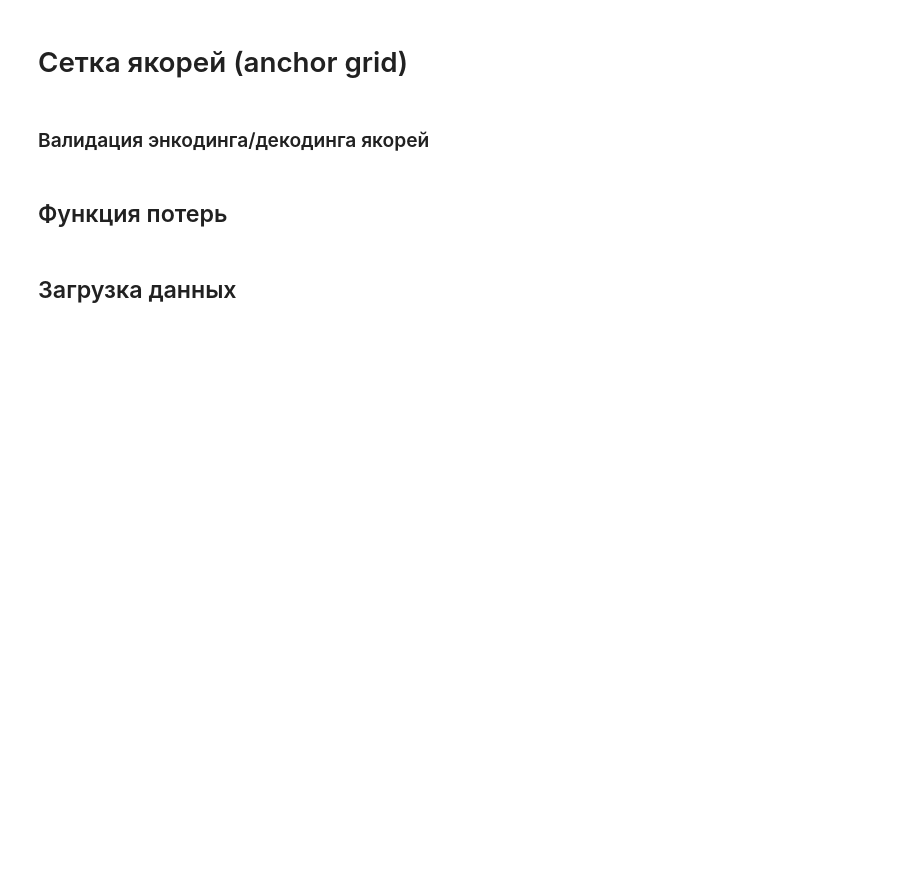
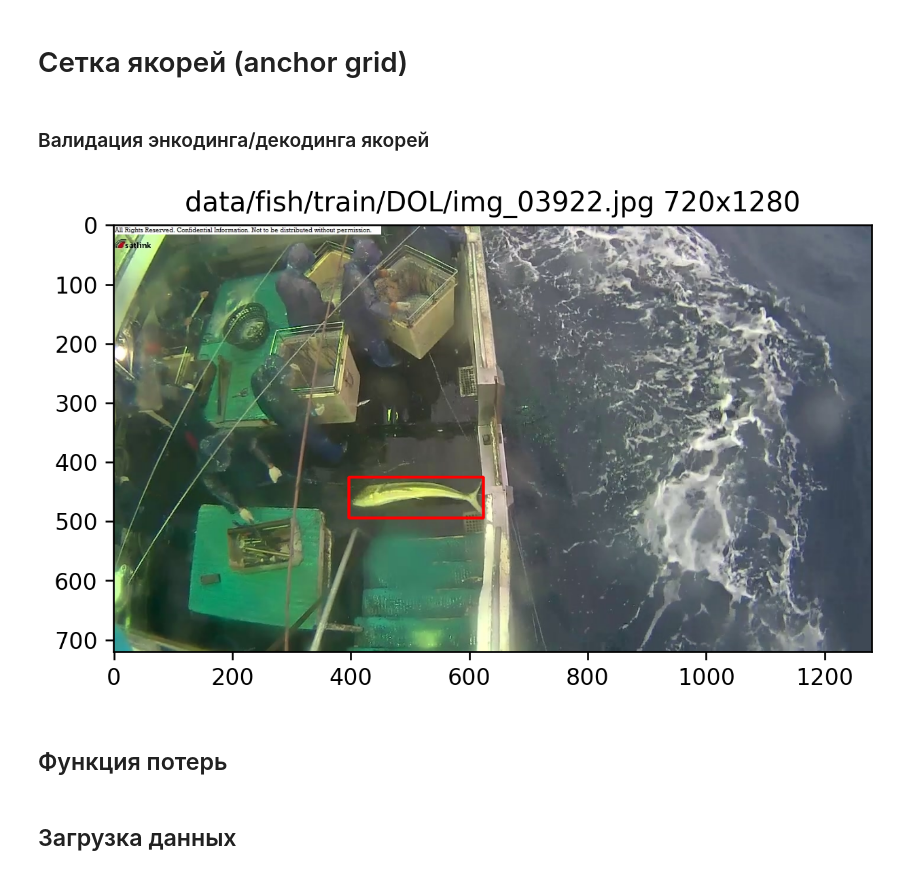
Before and after one commit to ArthurCher/ML, a Jupyter notebook: cv_3/007-detection.ipynb, the cells around one changed output. Saved outputs shown, nothing was run; the diff lists cells and outputs as text; code cells hidden in the pictures; blank space fills up the shorter version.

```diff
--- a/cv_3/007-detection.ipynb
+++ b/cv_3/007-detection.ipynb
@@ -50,7 +50,7 @@ def draw_boxes(annotation, rectangles=None, image_size=None):
 
     scale_x, scale_y = 1., 1.
 
-    img = cv2.imread(annotation['filename'], cv2.IMREAD_COLOR)[...,::-1]
+    img = cv2.imread(annotation['dol'][0]['filename'], cv2.IMREAD_COLOR)[...,::-1]
     if image_size is not None:
         scale_x = 1. * image_size[0] / img.shape[1]
         scale_y = 1. * image_size[1] / img.shape[0]
@@ -259,19 +275,21 @@ def non_max_suppression(rectangles, max_output_size, iou_threshold=0.5):
 # %% [markdown]
 ### Валидация энкодинга/декодинга якорей
 # %%
-annotation = boxes['lag'][0]
+annotation = {'dol':[boxes['dol'][0]]}
 
 encoded = encode_anchors(annotation,
                          img_shape=(IMG_HEIGHT, IMG_WIDTH),
-                         iou_thr=0.5)
+                         iou_thr=0.1)
 
-decoded = decode_prediction(encoded, conf_thr=0.7)
+decoded = decode_prediction(encoded, conf_thr=0.5)
 decoded = sorted(decoded, key = lambda e: -e['conf'])
 
-plt.figure(figsize=(6, 6), dpi=120)
+plt.figure(figsize=(6, 6), dpi=240)
 plt.imshow(draw_boxes(annotation, decoded))
 plt.title('{} {}x{}'.format(
-    annotation['filename'], img.shape[0], img.shape[1]));
+    annotation['dol'][0]['filename'], img.shape[0], img.shape[1]));
+# %% [output]
+[figure, added]
 # %% [markdown]
 ## Функция потерь
 # %%
```
Also changed, not shown: parts of 5 cells of this notebook.
